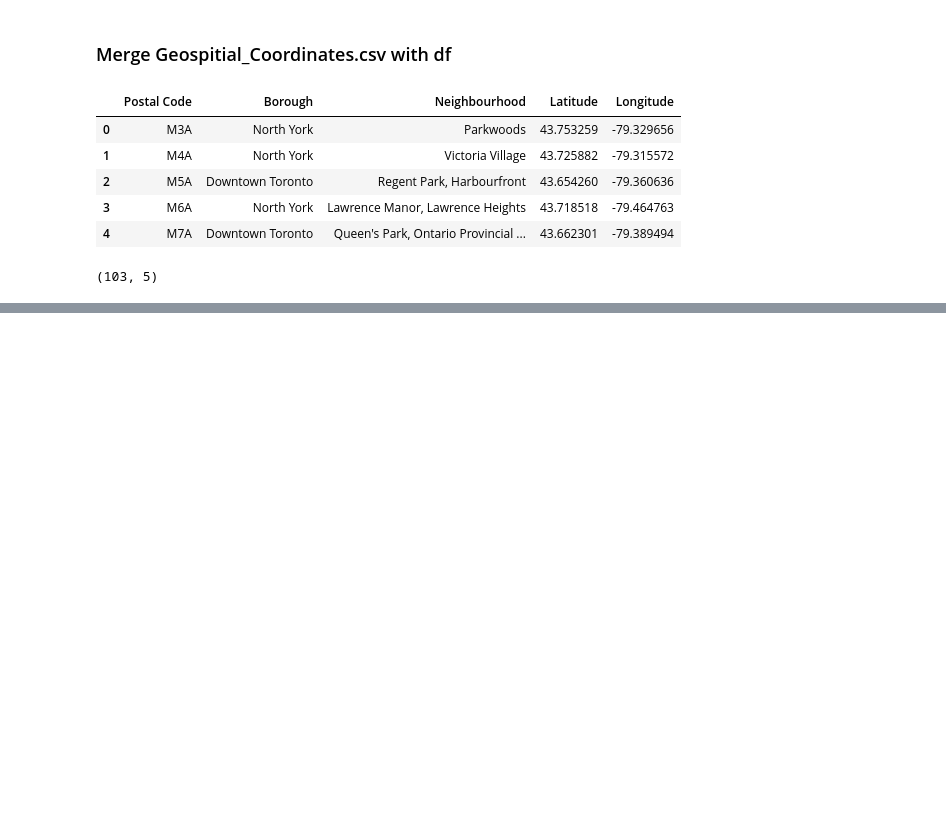
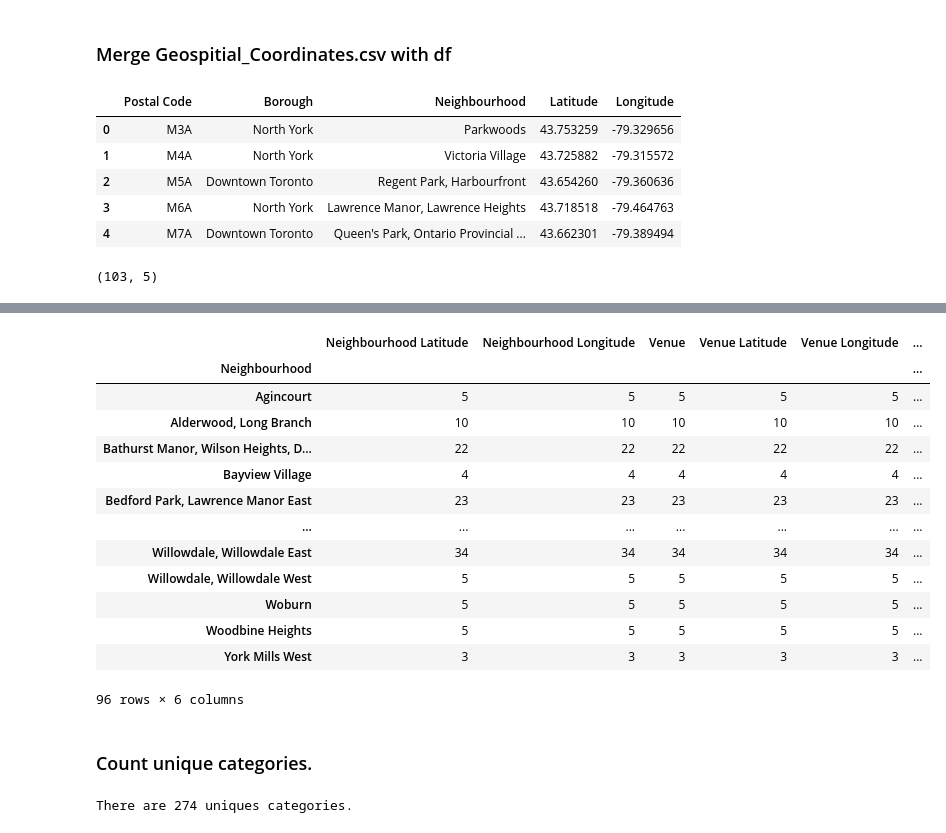
Before and after one commit to theompm/Coursera_Capstone, a Jupyter notebook: toronto_segmenting_clustering.ipynb, the cells around one changed output, grey strips where cells are left out. Saved outputs shown, nothing was run; the diff lists cells and outputs as text; code cells hidden in the pictures; blank space fills up the shorter version.

```diff
--- a/toronto_segmenting_clustering.ipynb
+++ b/toronto_segmenting_clustering.ipynb
@@ -200,0 +289,23 @@ df_gc_merged.shape
+# %%
+toronto_venues.groupby('Neighbourhood').count()
+# %% [output]
+|  | Neighbourhood Latitude | Neighbourhood Longitude | Venue | Venue Latitude | Venue Longitude | ... |
+| Neighbourhood |  |  |  |  |  | ... |
+| Agincourt | 5 | 5 | 5 | 5 | 5 | ... |
+| Alderwood, Long Branch | 10 | 10 | 10 | 10 | 10 | ... |
+| Bathurst Manor, Wilson Heights, D... | 22 | 22 | 22 | 22 | 22 | ... |
+| Bayview Village | 4 | 4 | 4 | 4 | 4 | ... |
+| Bedford Park, Lawrence Manor East | 23 | 23 | 23 | 23 | 23 | ... |
+| ... | ... | ... | ... | ... | ... | ... |
+| Willowdale, Willowdale East | 34 | 34 | 34 | 34 | 34 | ... |
+| Willowdale, Willowdale West | 5 | 5 | 5 | 5 | 5 | ... |
+| Woburn | 5 | 5 | 5 | 5 | 5 | ... |
+| Woodbine Heights | 5 | 5 | 5 | 5 | 5 | ... |
+| York Mills West | 3 | 3 | 3 | 3 | 3 | ... |
+96 rows × 6 columns
+# %% [markdown]
+### Count unique categories.
+# %%
+print('There are {} uniques categories.'.format(len(toronto_venues['Venue Category'].unique())))
+# %% [output]
+There are 274 uniques categories.
```
Also changed, not shown: parts of 24 cells of this notebook.
